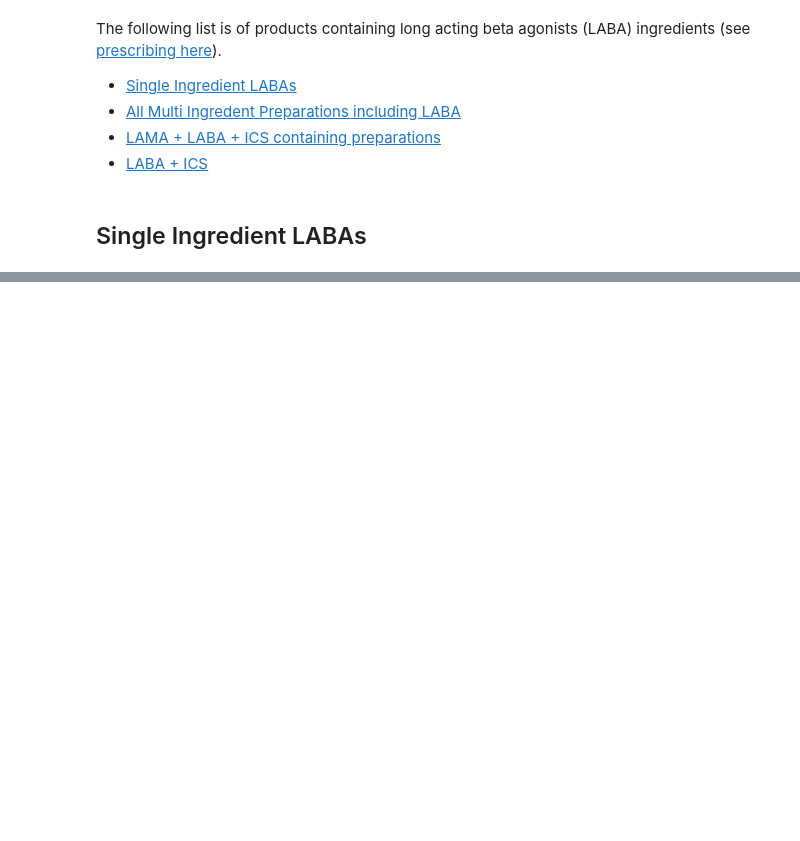
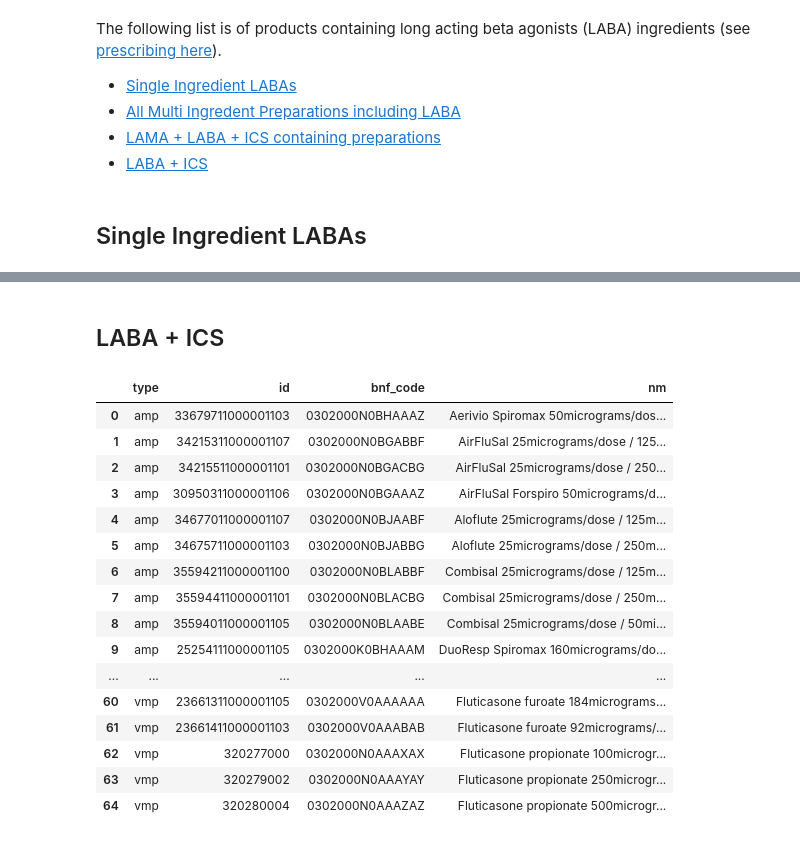
Before and after one commit to ebmdatalab/asthma-meds-covid-codelist-notebook, a Jupyter notebook: notebooks/laba.ipynb, the cells around one changed output, grey strips where cells are left out. Saved outputs shown, nothing was run; the diff lists cells and outputs as text; code cells hidden in the pictures; blank space fills up the shorter version.

Commit message:
upadate LABA notebook with laba+ics

```diff
--- a/notebooks/laba.ipynb
+++ b/notebooks/laba.ipynb
@@ -60,0 +61,57 @@ laba_single_codelist
+# %% [markdown]
+## LABA + ICS <a id='ics'></a>
+# %%
+sql = '''WITH vmp_codes AS (
+SELECT DISTINCT id FROM dmd.vmp WHERE
+  nm LIKE '%/%/%'  ##I think all combination inhalers have / at least twice in their name
+  AND
+  bnf_code LIKE '0302%'
+  AND
+  (bnf_code NOT LIKE '0302000V0B%A0'  AND        #BNF triple therapy
+   bnf_code NOT LIKE '0301011AB%') #triple therapy
+     )
+
+SELECT "vmp" AS type, id, vmp.bnf_code, nm
+FROM dmd.vmp as vmp
+INNER JOIN
+measures.dmd_objs_with_form_route as dmd
+ON
+vmp.id = dmd.snomed_id
+WHERE id IN (SELECT * FROM vmp_codes)
+AND  form_route NOT LIKE '%neb%'
+
+UNION ALL
+
+SELECT "amp" AS type, id, amp.bnf_code, descr
+FROM dmd.amp
+INNER JOIN
+measures.dmd_objs_with_form_route as dmd
+ON
+amp.id = dmd.snomed_id
+WHERE vmp IN (SELECT * FROM vmp_codes)
+AND  form_route NOT LIKE '%neb%'
+
+ORDER BY type, nm, bnf_code, id'''
+
+laba_ics_codelist = bq.cached_read(sql, csv_path=os.path.join('..','data','laba_ics_codelist.csv'))
+pd.set_option('display.max_rows', None)
+pd.set_option('display.max_colwidth', None)
+laba_ics_codelist
+# %% [output]
+|  | type | id | bnf_code | nm |
+| 0 | amp | 33679711000001103 | 0302000N0BHAAAZ | Aerivio Spiromax 50micrograms/dos... |
+| 1 | amp | 34215311000001107 | 0302000N0BGABBF | AirFluSal 25micrograms/dose / 125... |
+| 2 | amp | 34215511000001101 | 0302000N0BGACBG | AirFluSal 25micrograms/dose / 250... |
+| 3 | amp | 30950311000001106 | 0302000N0BGAAAZ | AirFluSal Forspiro 50micrograms/d... |
+| 4 | amp | 34677011000001107 | 0302000N0BJAABF | Aloflute 25micrograms/dose / 125m... |
+| 5 | amp | 34675711000001103 | 0302000N0BJABBG | Aloflute 25micrograms/dose / 250m... |
+| 6 | amp | 35594211000001100 | 0302000N0BLABBF | Combisal 25micrograms/dose / 125m... |
+| 7 | amp | 35594411000001101 | 0302000N0BLACBG | Combisal 25micrograms/dose / 250m... |
+| 8 | amp | 35594011000001105 | 0302000N0BLAABE | Combisal 25micrograms/dose / 50mi... |
+| 9 | amp | 25254111000001105 | 0302000K0BHAAAM | DuoResp Spiromax 160micrograms/do... |
+| ... | ... | ... | ... | ... |
+| 60 | vmp | 23661311000001105 | 0302000V0AAAAAA | Fluticasone furoate 184micrograms... |
+| 61 | vmp | 23661411000001103 | 0302000V0AAABAB | Fluticasone furoate 92micrograms/... |
+| 62 | vmp | 320277000 | 0302000N0AAAXAX | Fluticasone propionate 100microgr... |
+| 63 | vmp | 320279002 | 0302000N0AAAYAY | Fluticasone propionate 250microgr... |
+| 64 | vmp | 320280004 | 0302000N0AAAZAZ | Fluticasone propionate 500microgr... |
```
Also changed, not shown: parts of 1 cell of this notebook, 3 other files.
